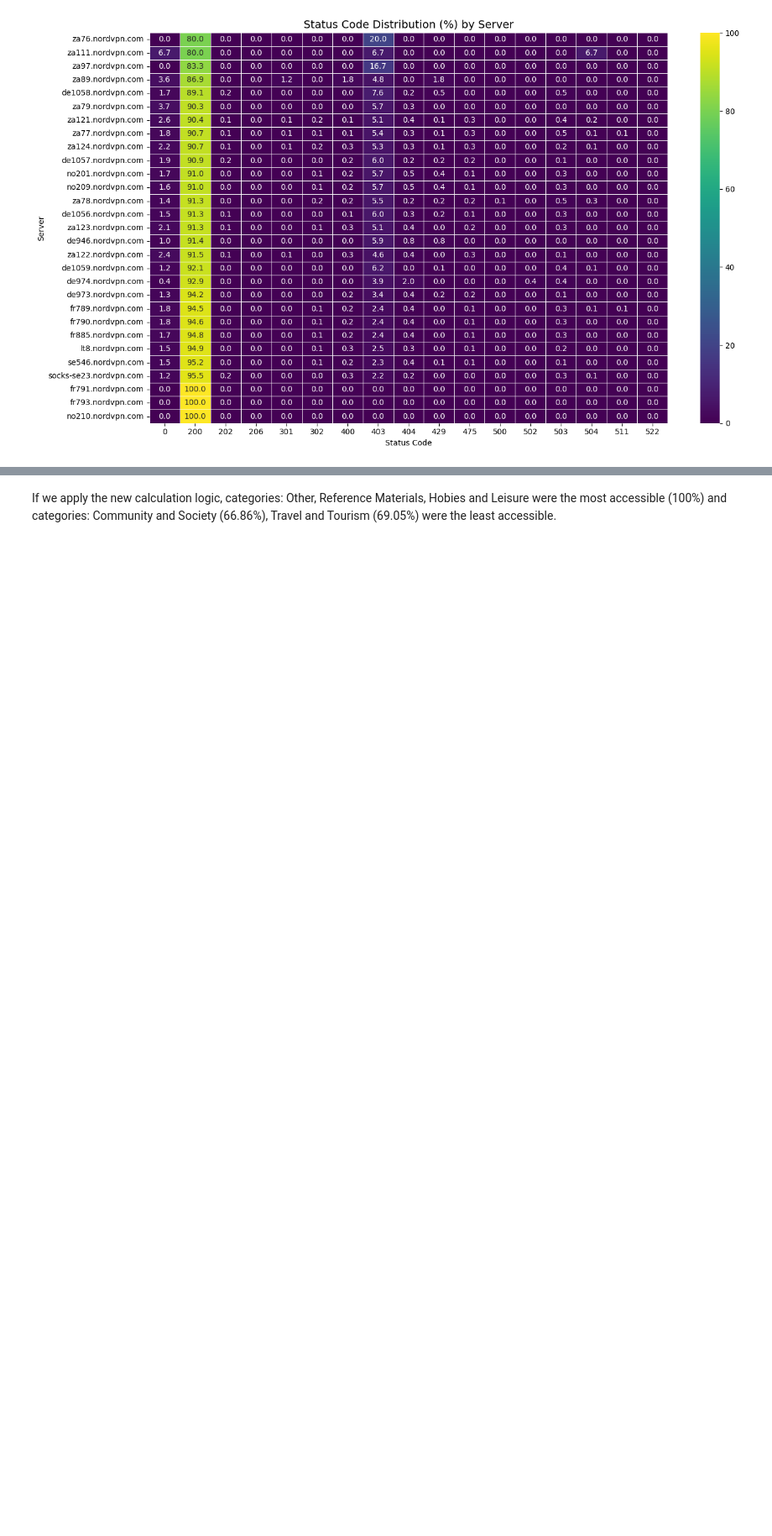
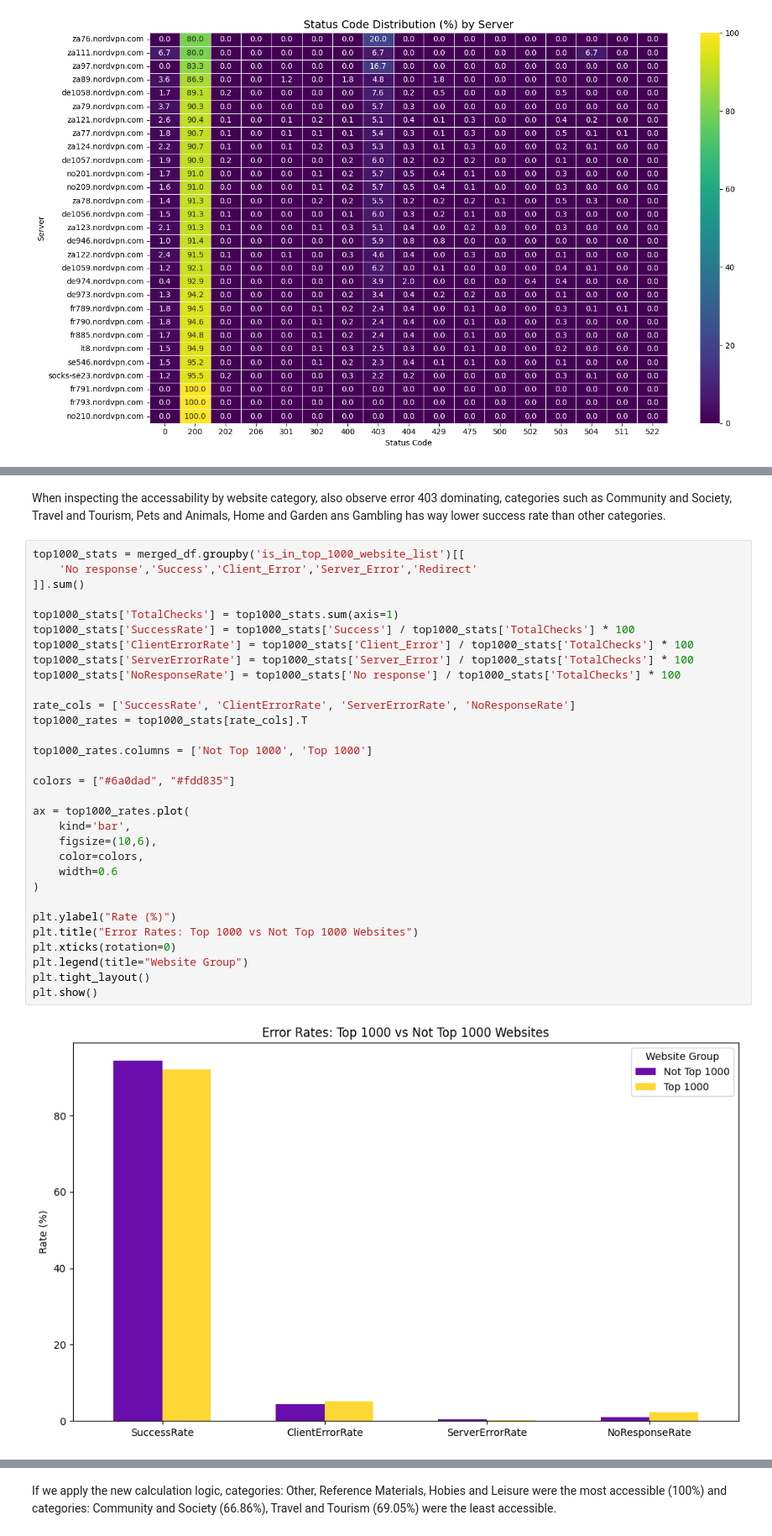
Before and after one commit to SandraMorkuniene/nord, a Jupyter notebook: NordSecurity_analysis.ipynb, the cells around one changed output, grey strips where cells are left out. Shown at 84% size. Cells and saved outputs as stored; diff of their text form; blank space fills up the shorter version.

```diff
--- a/NordSecurity_analysis.ipynb
+++ b/NordSecurity_analysis.ipynb
@@ -650,0 +623,35 @@ plot_status_heatmap(category_status, "Status Code Distribution (%) by Category")
+# %% [markdown]
+When inspecting the accessability by website category, also observe error 403 dominating, categories such as Community and Society, Travel and Tourism, Pets and Animals, Home and Garden ans Gambling has way lower success rate than other categories.
+# %%
+top1000_stats = merged_df.groupby('is_in_top_1000_website_list')[[
+    'No response','Success','Client_Error','Server_Error','Redirect'
+]].sum()
+
+top1000_stats['TotalChecks'] = top1000_stats.sum(axis=1)
+top1000_stats['SuccessRate'] = top1000_stats['Success'] / top1000_stats['TotalChecks'] * 100
+top1000_stats['ClientErrorRate'] = top1000_stats['Client_Error'] / top1000_stats['TotalChecks'] * 100
+top1000_stats['ServerErrorRate'] = top1000_stats['Server_Error'] / top1000_stats['TotalChecks'] * 100
+top1000_stats['NoResponseRate'] = top1000_stats['No response'] / top1000_stats['TotalChecks'] * 100
+
+rate_cols = ['SuccessRate', 'ClientErrorRate', 'ServerErrorRate', 'NoResponseRate']
+top1000_rates = top1000_stats[rate_cols].T
+
+top1000_rates.columns = ['Not Top 1000', 'Top 1000']
+
+colors = ["#6a0dad", "#fdd835"]
+
+ax = top1000_rates.plot(
+    kind='bar',
+    figsize=(10,6),
+    color=colors,
+    width=0.6
+)
+
+plt.ylabel("Rate (%)")
+plt.title("Error Rates: Top 1000 vs Not Top 1000 Websites")
+plt.xticks(rotation=0)
+plt.legend(title="Website Group")
+plt.tight_layout()
+plt.show()
+# %% [output]
+[figure, added]
```
Also changed, not shown: parts of 24 cells of this notebook.
